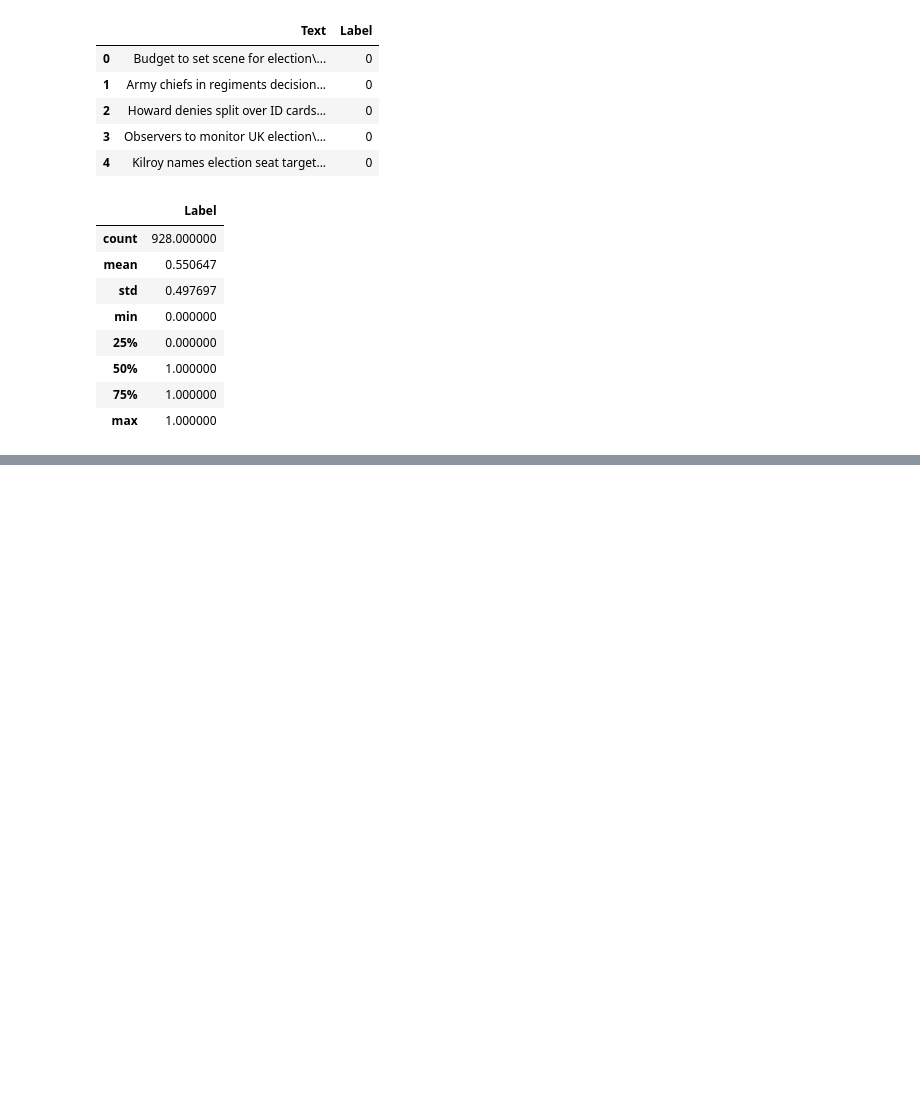
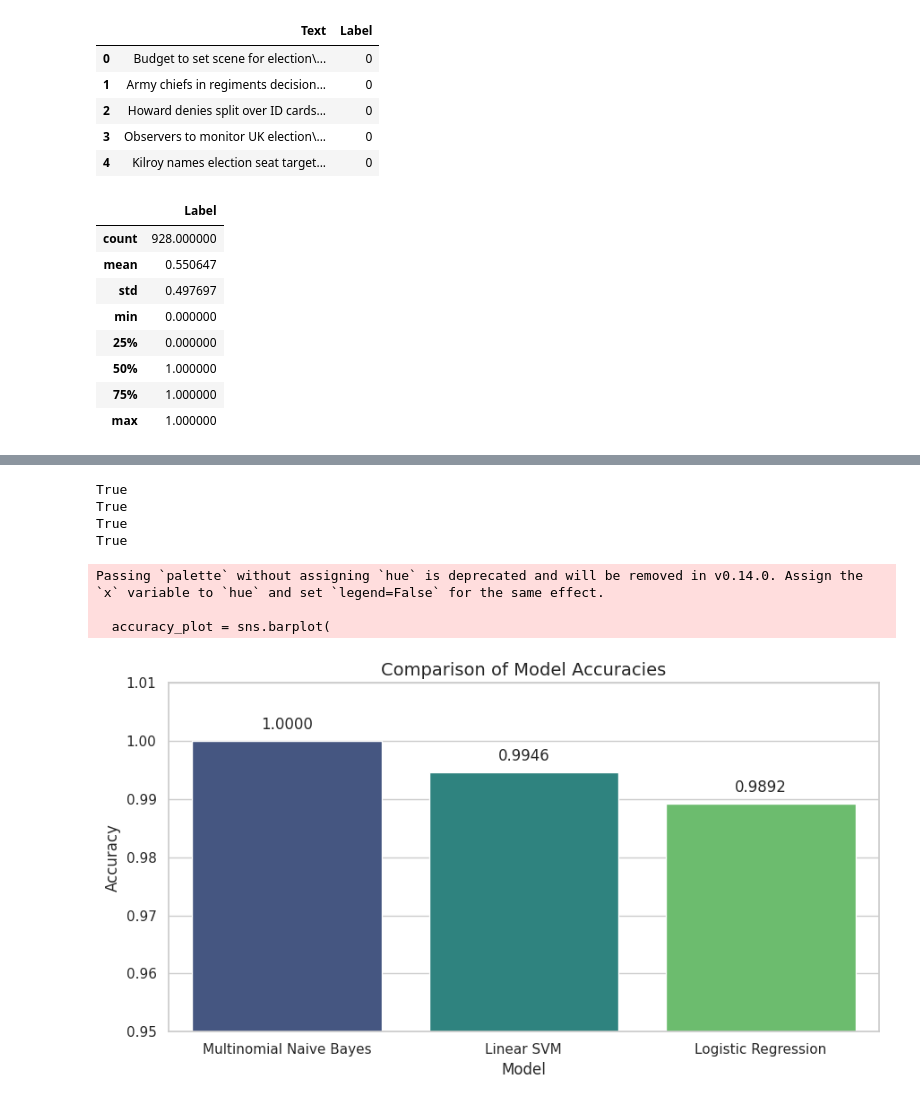
Before and after one commit to tashir0605/NLU_Assignment, a Jupyter notebook: NLU_Q_4.ipynb, the cells around one changed output, grey strips where cells are left out. Cells and saved outputs as stored; diff of their text form; code cells hidden in the pictures; blank space fills up the shorter version.

```diff
--- a/NLU_Q_4.ipynb
+++ b/NLU_Q_4.ipynb
@@ -495,0 +315,52 @@ plt.show()
+# %%
+vocab = vectorizer.get_feature_names_out()
+
+print("minister" in vocab)
+print("parliament" in vocab)
+print("prime" in vocab)
+print("government" in vocab)
+# %% [output]
+True
+True
+True
+True
+# %%
+import matplotlib.pyplot as plt
+import seaborn as sns
+from sklearn.metrics import confusion_matrix
+
+sns.set_theme(style="whitegrid")
+
+# ---- Accuracy Comparison ----
+plt.figure(figsize=(9, 5))
+
+accuracy_plot = sns.barplot(
+    data=final_table,
+    x="Model",
+    y="Accuracy",
+    palette="viridis"
+)
+
+plt.title("Comparison of Model Accuracies", fontsize=14)
+plt.ylim(0.95, 1.01)
+plt.xlabel("Model")
+plt.ylabel("Accuracy")
+
+# Display values above bars
+for bar in accuracy_plot.patches:
+    value = bar.get_height()
+    accuracy_plot.text(
+        bar.get_x() + bar.get_width() / 2,
+        value + 0.002,
+        f"{value:.4f}",
+        ha="center"
+    )
+
+plt.tight_layout()
+plt.show()
+# plot_top_features(tfidf, models['Support Vector Machine (SVM)'])
+# %% [output]
+Passing `palette` without assigning `hue` is deprecated and will be removed in v0.14.0. Assign the `x` variable to `hue` and set `legend=False` for the same effect.
+
+  accuracy_plot = sns.barplot(
+[figure, added]
```
Also changed, not shown: parts of 19 cells of this notebook.
